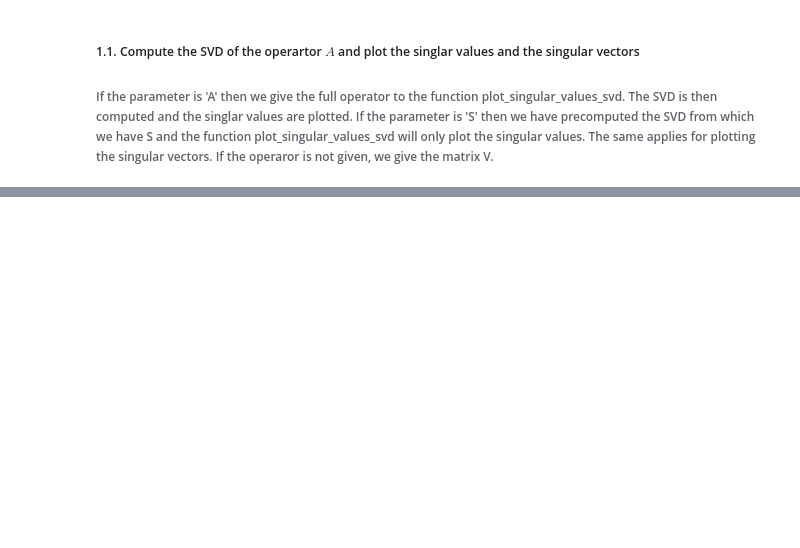
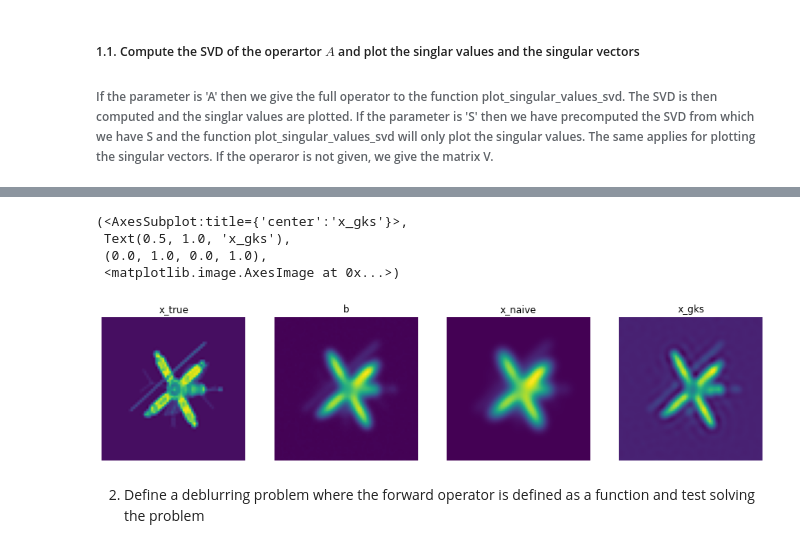
Before and after one commit to mpasha3/trips-py, a Jupyter notebook: tripspy/demo_ill-posedness_Deblurring.ipynb, the cells around one changed output, grey strips where cells are left out. Drawn from its saved outputs; the diff is of its cells as text; code cells hidden in the pictures; blank space fills up the shorter version.

```diff
--- a/tripspy/demo_ill-posedness_Deblurring.ipynb
+++ b/tripspy/demo_ill-posedness_Deblurring.ipynb
@@ -477,0 +111,24 @@ b_true = Deblur.generate_data(x_true, generate_matrix)
+# %%
+# First we compute a naive solution
+x_naive = A.T@b.reshape((-1,1))
+# %%
+# Define a derivative operator as a regularization operator
+L = spatial_derivative_operator(nx, ny, 1)
+data_vec = b.reshape((-1,1))
+# Use GKS to compute an approximate solution
+(x_gks, info) = GKS(A, data_vec, L, projection_dim=3, n_iter = 10, regparam = 'gcv', x_true = x_true.reshape(-1,1), delta = delta)
+# %%
+# Display the true desired vs the naive computed solution and vs the approximate regularized computed solution
+plt.figure(figsize=(15,4))
+plt.subplot(1,4,1), plt.title('x_true'), plt.axis('off'), plt.imshow(x_true.reshape((nx,ny)))
+plt.subplot(1,4,2), plt.title('b'), plt.axis('off'), plt.imshow(b.reshape((nx,ny)))
+plt.subplot(1,4,3), plt.title('x_naive'), plt.axis('off'), plt.imshow(x_naive.reshape((nx,ny)))
+plt.subplot(1,4,4), plt.title('x_gks'), plt.axis('off'), plt.imshow(x_gks.reshape((nx, ny)))
+# %% [output]
+(<AxesSubplot:title={'center':'x_gks'}>,
+ Text(0.5, 1.0, 'x_gks'),
+ (0.0, 1.0, 0.0, 1.0),
+ <matplotlib.image.AxesImage at 0x...>)
+[figure, added]
+# %% [markdown]
+2. Define a deblurring problem where the forward operator is defined as a function and test solving the problem
```
Also changed, not shown: parts of 44 cells of this notebook, 5 other files.
